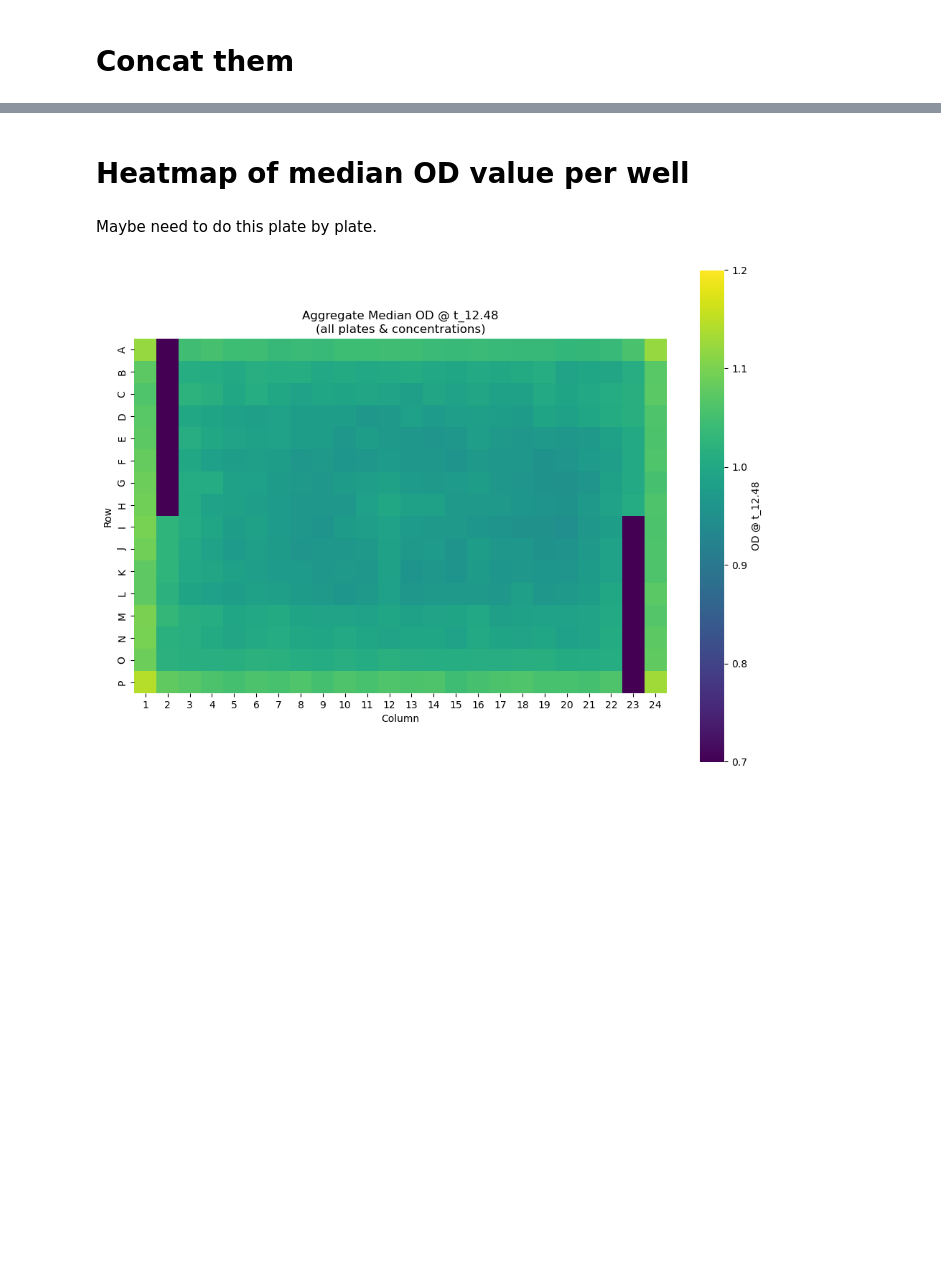
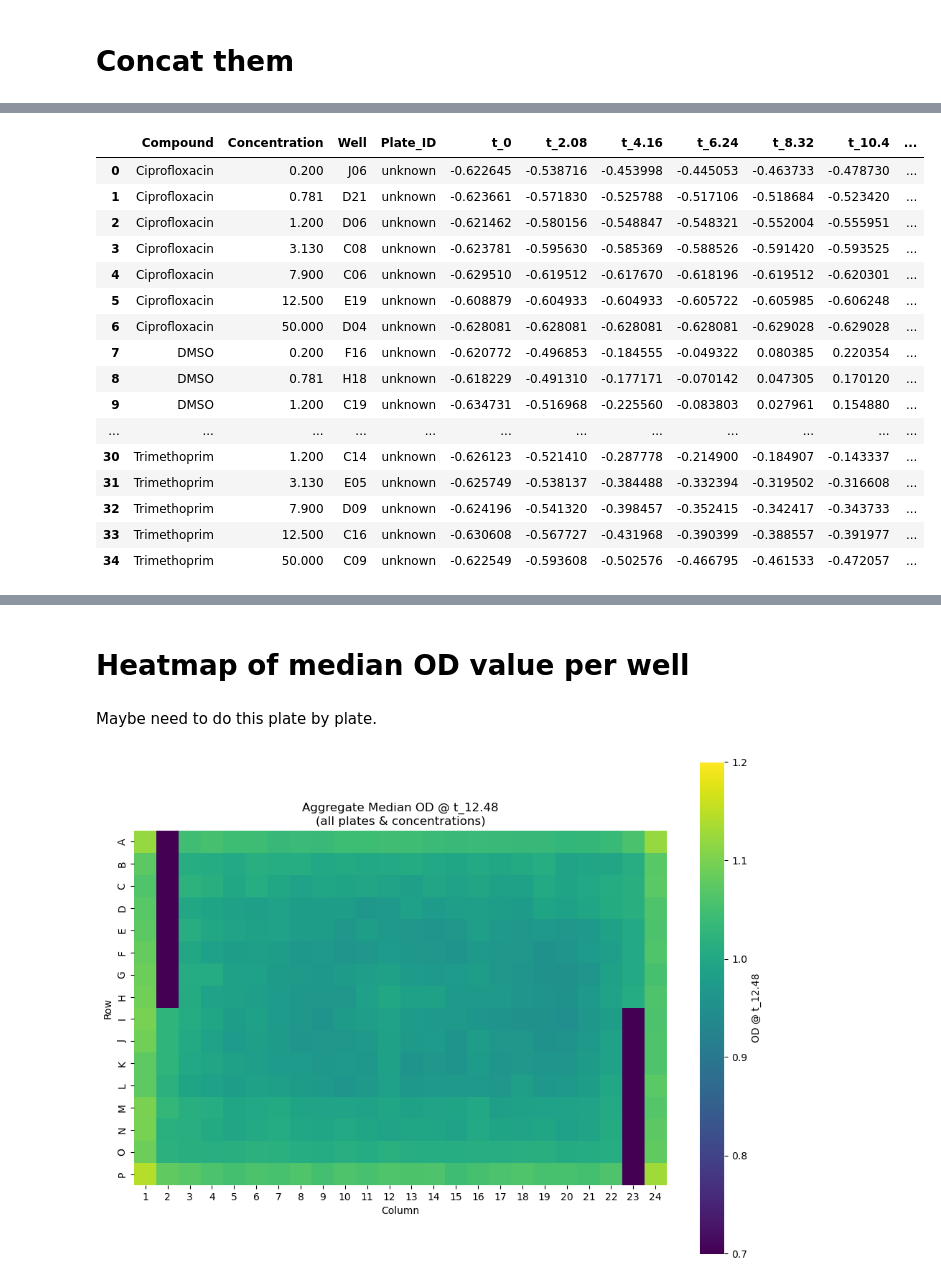
Before and after one commit to ethankreuzer/local_growthcurve, a Jupyter notebook: Well_Plate_effects.ipynb, the cells around one changed output, grey strips where cells are left out. Cells and saved outputs as stored; diff of their text form; code cells hidden in the pictures; blank space fills up the shorter version.

```diff
--- a/Well_Plate_effects.ipynb
+++ b/Well_Plate_effects.ipynb
@@ -11,0 +95,9 @@ df_Enamine_t6_t12_controls=pd.read_csv('/Users/ethankreuzer/Desktop/UdeM/MILA/En
+# %%
+df_control_growth_curves = pd.read_csv('Control_growthcurves.csv')
+# %%
+df_control_growth_curves["Well"] = df_control_growth_curves["Well"].str[0] + df_control_growth_curves["Well"].str[1:].str.zfill(2)
+
+df_control_growth_curves['Control_Label'] = df_control_growth_curves["Compound"].apply(
+    lambda x: -1 if x == 'DMSO' else 1
+)
+df_control_growth_curves["Plate_ID"] = 'unknown'
@@ -186,0 +318,15 @@ Name: Plate_ID, Length: 98072, dtype: object
+# %%
+
+t_columns = ['t_0', 't_2.08', 't_4.16', 't_6.24', 't_8.32', 't_10.4', 't_12.48']
+
+def subtract_well_median(df, median_dict):
+    df = df.copy()
+    for col in t_columns:
+        df[col] = df.apply(lambda row: row[col] - median_dict.get(row['Well'], pd.NA), axis=1)
+    return df
+
+df_GrowthCurve_allData = subtract_well_median(df_GrowthCurve_allData, well_medians_dict)
+df_control_growth_curves = subtract_well_median(df_control_growth_curves, well_medians_dict)
+df_Enamine_DR_growthCurves = subtract_well_median(df_Enamine_DR_growthCurves, well_medians_dict)
+df_Enamine_t6_t12_wells = subtract_well_median(df_Enamine_t6_t12_wells, well_medians_dict)
+df_Enamine_t6_t12_controls = subtract_well_median(df_Enamine_t6_t12_controls, well_medians_dict)
@@ -186,0 +352,39 @@ Name: Plate_ID, Length: 98072, dtype: object
+# %%
+df_control_growth_curves = (
+    df_control_growth_curves
+    .groupby(['Compound','Concentration'], as_index=False)
+    .agg({
+        'Well': 'first',
+        'Plate_ID':'first',
+        't_0': 'mean',
+        't_2.08': 'mean',
+        't_4.16': 'mean',
+        't_6.24': 'mean',
+        't_8.32': 'mean',
+        't_10.4': 'mean',
+        't_12.48': 'mean',
+        'Smiles': 'first',
+        'Control_Label':'first',
+
+
+    })
+)
+df_control_growth_curves
+# %% [output]
+|  | Compound | Concentration | Well | Plate_ID | t_0 | t_2.08 | t_4.16 | t_6.24 | t_8.32 | t_10.4 | ... |
+| 0 | Ciprofloxacin | 0.200 | J06 | unknown | -0.622645 | -0.538716 | -0.453998 | -0.445053 | -0.463733 | -0.478730 | ... |
+| 1 | Ciprofloxacin | 0.781 | D21 | unknown | -0.623661 | -0.571830 | -0.525788 | -0.517106 | -0.518684 | -0.523420 | ... |
+| 2 | Ciprofloxacin | 1.200 | D06 | unknown | -0.621462 | -0.580156 | -0.548847 | -0.548321 | -0.552004 | -0.555951 | ... |
+| 3 | Ciprofloxacin | 3.130 | C08 | unknown | -0.623781 | -0.595630 | -0.585369 | -0.588526 | -0.591420 | -0.593525 | ... |
+| 4 | Ciprofloxacin | 7.900 | C06 | unknown | -0.629510 | -0.619512 | -0.617670 | -0.618196 | -0.619512 | -0.620301 | ... |
+| 5 | Ciprofloxacin | 12.500 | E19 | unknown | -0.608879 | -0.604933 | -0.604933 | -0.605722 | -0.605985 | -0.606248 | ... |
+| 6 | Ciprofloxacin | 50.000 | D04 | unknown | -0.628081 | -0.628081 | -0.628081 | -0.628081 | -0.629028 | -0.629028 | ... |
+| 7 | DMSO | 0.200 | F16 | unknown | -0.620772 | -0.496853 | -0.184555 | -0.049322 | 0.080385 | 0.220354 | ... |
+| 8 | DMSO | 0.781 | H18 | unknown | -0.618229 | -0.491310 | -0.177171 | -0.070142 | 0.047305 | 0.170120 | ... |
+| 9 | DMSO | 1.200 | C19 | unknown | -0.634731 | -0.516968 | -0.225560 | -0.083803 | 0.027961 | 0.154880 | ... |
+| ... | ... | ... | ... | ... | ... | ... | ... | ... | ... | ... | ... |
+| 30 | Trimethoprim | 1.200 | C14 | unknown | -0.626123 | -0.521410 | -0.287778 | -0.214900 | -0.184907 | -0.143337 | ... |
+| 31 | Trimethoprim | 3.130 | E05 | unknown | -0.625749 | -0.538137 | -0.384488 | -0.332394 | -0.319502 | -0.316608 | ... |
+| 32 | Trimethoprim | 7.900 | D09 | unknown | -0.624196 | -0.541320 | -0.398457 | -0.352415 | -0.342417 | -0.343733 | ... |
+| 33 | Trimethoprim | 12.500 | C16 | unknown | -0.630608 | -0.567727 | -0.431968 | -0.390399 | -0.388557 | -0.391977 | ... |
+| 34 | Trimethoprim | 50.000 | C09 | unknown | -0.622549 | -0.593608 | -0.502576 | -0.466795 | -0.461533 | -0.472057 | ... |
```
Also changed, not shown: parts of 51 cells of this notebook.
